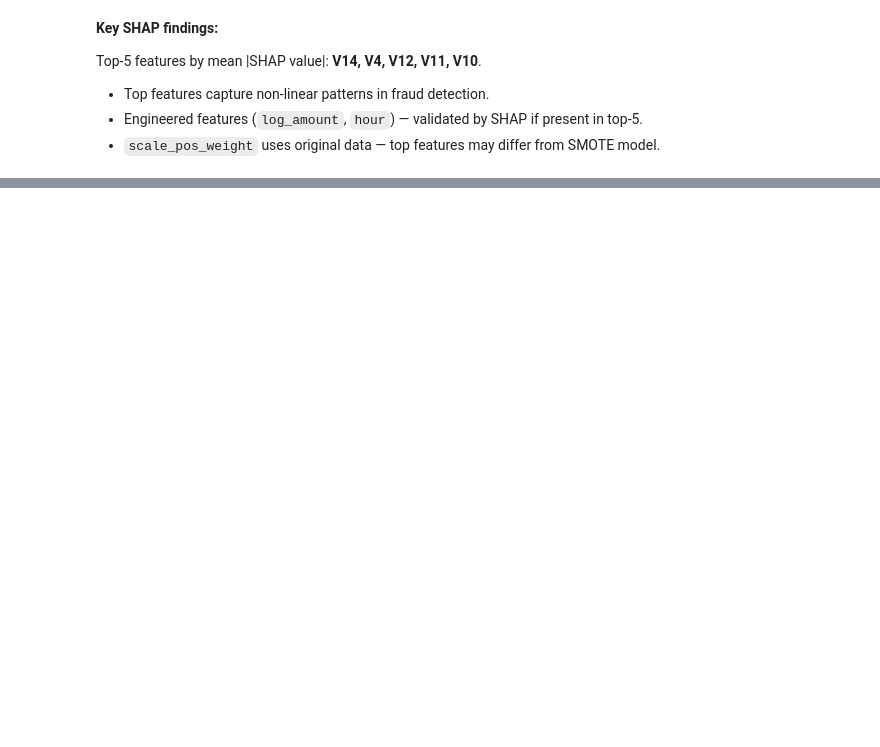
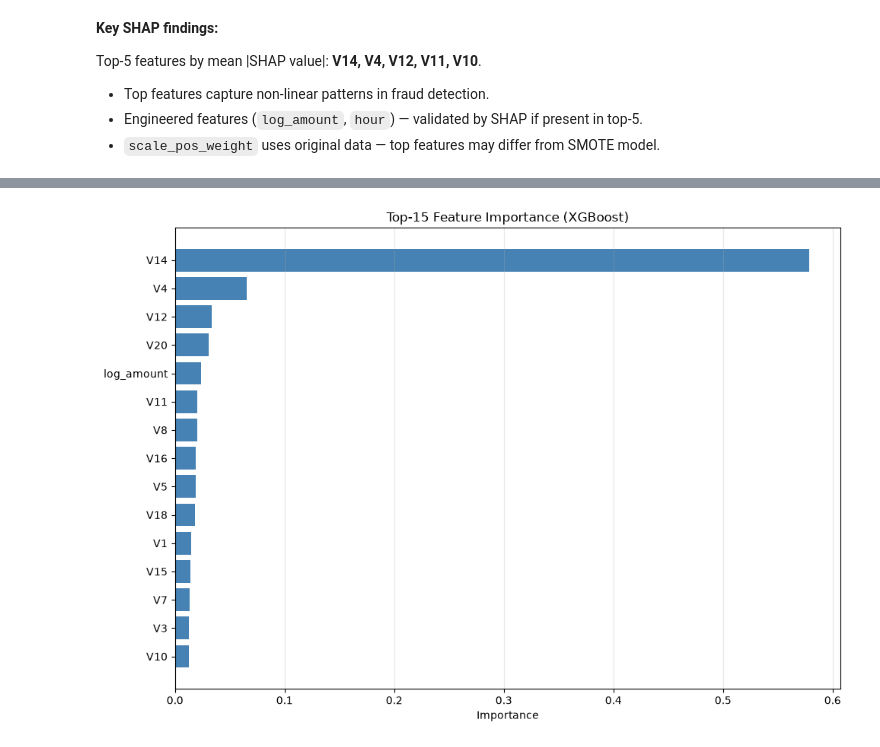
Before and after one commit to nbeka6666-sudo/credit-card-fraud, a Jupyter notebook: notebooks/01_eda.ipynb, the cells around one changed output, grey strips where cells are left out. Saved outputs shown, nothing was run; the diff lists cells and outputs as text; code cells hidden in the pictures; blank space fills up the shorter version.

```diff
--- a/notebooks/01_eda.ipynb
+++ b/notebooks/01_eda.ipynb
@@ -812,3 +847,22 @@ Confusion Matrix:
+# %%
+importances = xgb_scale.feature_importances_
+feature_names_xgb = df_train.columns.tolist()
+
+df_imp = pd.DataFrame({
+    'feature': feature_names_xgb,
+    'importance': importances
+}).sort_values('importance', ascending=False).head(15)
+
+fig, ax = plt.subplots(figsize=(10, 7))
+ax.barh(df_imp['feature'][::-1], df_imp['importance'][::-1], color='steelblue')
+ax.set_xlabel('Importance')
+ax.set_title('Top-15 Feature Importance (XGBoost)')
+ax.grid(axis='x', alpha=0.3)
+plt.tight_layout()
+plt.savefig('../images/feature_importance.png', dpi=150, bbox_inches='tight')
+plt.show()
+# %% [output]
+[figure, added]
 # %%
 from IPython.display import display, Markdown
 
```
Also changed, not shown: parts of 21 cells of this notebook, 5 other files.
